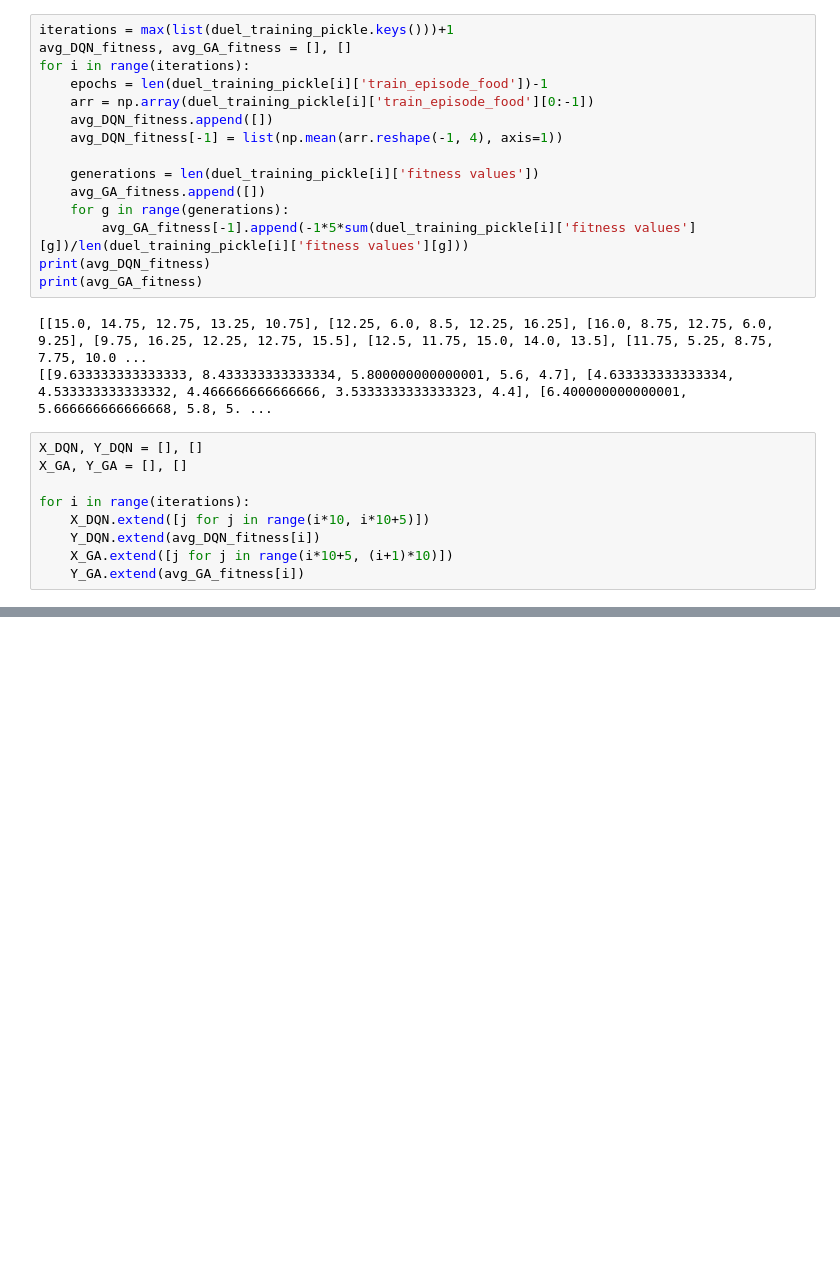
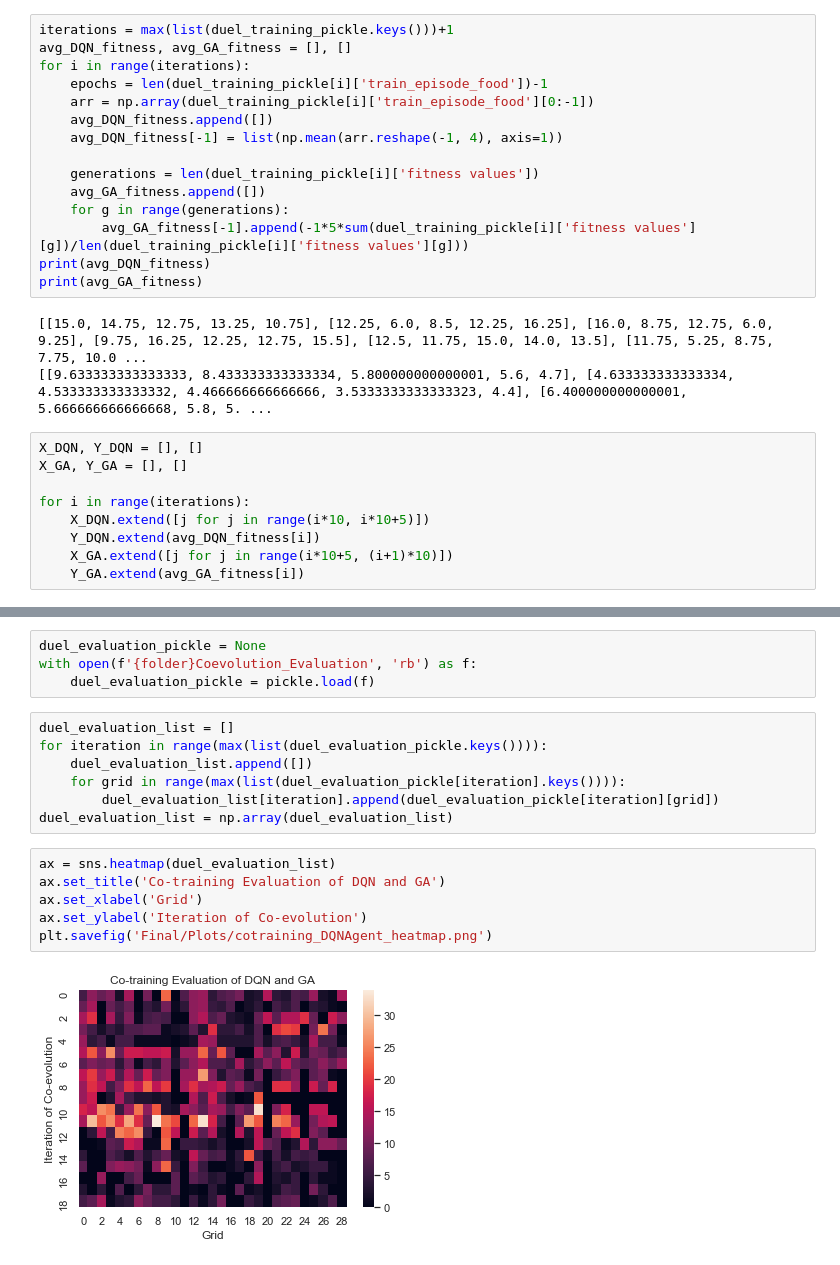
Before and after one commit to kavyakvk/adversarial-environment-generation, a Jupyter notebook: Pickled/co_evolution_processor.ipynb, the cells around one changed output, grey strips where cells are left out. Saved outputs shown, nothing was run; the diff lists cells and outputs as text; blank space fills up the shorter version.

Commit message:
figures

```diff
--- a/Pickled/co_evolution_processor.ipynb
+++ b/Pickled/co_evolution_processor.ipynb
@@ -54,0 +55,19 @@ plt.savefig('Final/Plots/cotraining_DQNAgent_scatterplot.png')
+# %%
+duel_evaluation_pickle = None
+with open(f'{folder}Coevolution_Evaluation', 'rb') as f:
+    duel_evaluation_pickle = pickle.load(f)
+# %%
+duel_evaluation_list = []
+for iteration in range(max(list(duel_evaluation_pickle.keys()))):
+    duel_evaluation_list.append([])
+    for grid in range(max(list(duel_evaluation_pickle[iteration].keys()))):
+        duel_evaluation_list[iteration].append(duel_evaluation_pickle[iteration][grid])
+duel_evaluation_list = np.array(duel_evaluation_list)
+# %%
+ax = sns.heatmap(duel_evaluation_list)
+ax.set_title('Co-training Evaluation of DQN and GA')
+ax.set_xlabel('Grid')
+ax.set_ylabel('Iteration of Co-evolution')
+plt.savefig('Final/Plots/cotraining_DQNAgent_heatmap.png')
+# %% [output]
+[figure, added]
```
Also changed, not shown: parts of 1 cell of this notebook, 3 other files.
